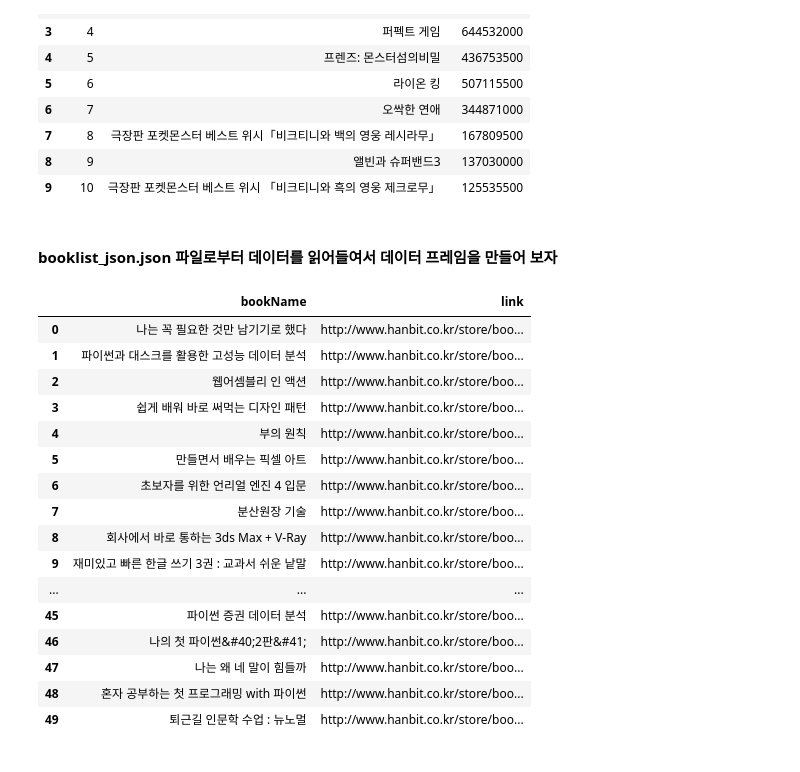
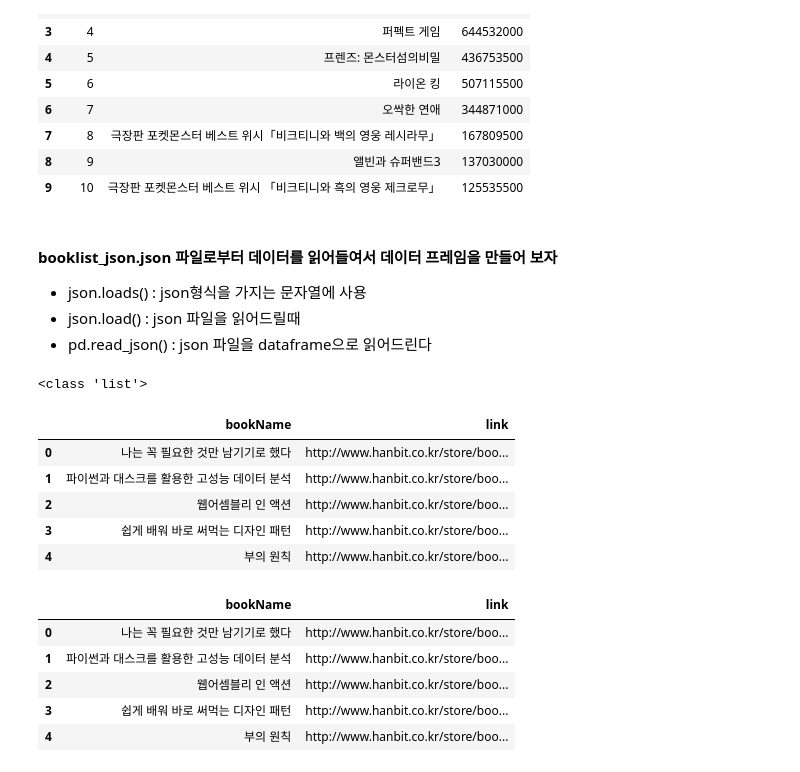
Before and after one commit to tommylee8939/TIL, a Jupyter notebook: Python/Python_data_science/pd_01.ipynb, the cells around one changed output. Saved outputs shown, nothing was run; the diff lists cells and outputs as text; code cells hidden in the pictures.

```diff
--- a/Python/Python_data_science/pd_01.ipynb
+++ b/Python/Python_data_science/pd_01.ipynb
@@ -472,23 +476,28 @@ df_movie['salesAmt'] = df_movie['salesAmt'].astype(int)
 | 9 | 10 | 극장판 포켓몬스터 베스트 위시 「비크티니와 흑의 영웅 제크로무」 | 125535500 |
 # %% [markdown]
 #### booklist_json.json 파일로부터 데이터를 읽어들여서 데이터 프레임을 만들어 보자
+- json.loads() : json형식을 가지는 문자열에 사용
+- json.load() : json 파일을 읽어드릴때
+- pd.read_json() : json 파일을 dataframe으로 읽어드린다
+# %%
+with open('/Users/iganghui/TIL/Python/Python_data_science/Data/booklist_json.json','r',encoding='utf-8') as file:
+    books = json.load(file)
+print(type(books))
+display(pd.DataFrame(books).head())
+# %% [output]
+<class 'list'>
+|  | bookName | link |
+| 0 | 나는 꼭 필요한 것만 남기기로 했다 | http://www.hanbit.co.kr/store/boo... |
+| 1 | 파이썬과 대스크를 활용한 고성능 데이터 분석 | http://www.hanbit.co.kr/store/boo... |
+| 2 | 웹어셈블리 인 액션 | http://www.hanbit.co.kr/store/boo... |
+| 3 | 쉽게 배워 바로 써먹는 디자인 패턴 | http://www.hanbit.co.kr/store/boo... |
+| 4 | 부의 원칙 | http://www.hanbit.co.kr/store/boo... |
 # %%
-pd.read_json('/Users/iganghui/TIL/Python/Python_data_science/Data/booklist_json.json')
+pd.read_json('/Users/iganghui/TIL/Python/Python_data_science/Data/booklist_json.json').head()
 # %% [output]
 |  | bookName | link |
 | 0 | 나는 꼭 필요한 것만 남기기로 했다 | http://www.hanbit.co.kr/store/boo... |
 | 1 | 파이썬과 대스크를 활용한 고성능 데이터 분석 | http://www.hanbit.co.kr/store/boo... |
 | 2 | 웹어셈블리 인 액션 | http://www.hanbit.co.kr/store/boo... |
 | 3 | 쉽게 배워 바로 써먹는 디자인 패턴 | http://www.hanbit.co.kr/store/boo... |
 | 4 | 부의 원칙 | http://www.hanbit.co.kr/store/boo... |
-| 5 | 만들면서 배우는 픽셀 아트 | http://www.hanbit.co.kr/store/boo... |
-| 6 | 초보자를 위한 언리얼 엔진 4 입문 | http://www.hanbit.co.kr/store/boo... |
-| 7 | 분산원장 기술 | http://www.hanbit.co.kr/store/boo... |
-| 8 | 회사에서 바로 통하는 3ds Max + V-Ray | http://www.hanbit.co.kr/store/boo... |
-| 9 | 재미있고 빠른 한글 쓰기 3권 : 교과서 쉬운 낱말 | http://www.hanbit.co.kr/store/boo... |
-| ... | ... | ... |
-| 45 | 파이썬 증권 데이터 분석 | http://www.hanbit.co.kr/store/boo... |
-| 46 | 나의 첫 파이썬&#40;2판&#41; | http://www.hanbit.co.kr/store/boo... |
-| 47 | 나는 왜 네 말이 힘들까 | http://www.hanbit.co.kr/store/boo... |
-| 48 | 혼자 공부하는 첫 프로그래밍 with 파이썬 | http://www.hanbit.co.kr/store/boo... |
-| 49 | 퇴근길 인문학 수업 : 뉴노멀 | http://www.hanbit.co.kr/store/boo... |
```
Also changed, not shown: parts of 1 cell of this notebook, 8 other files.
